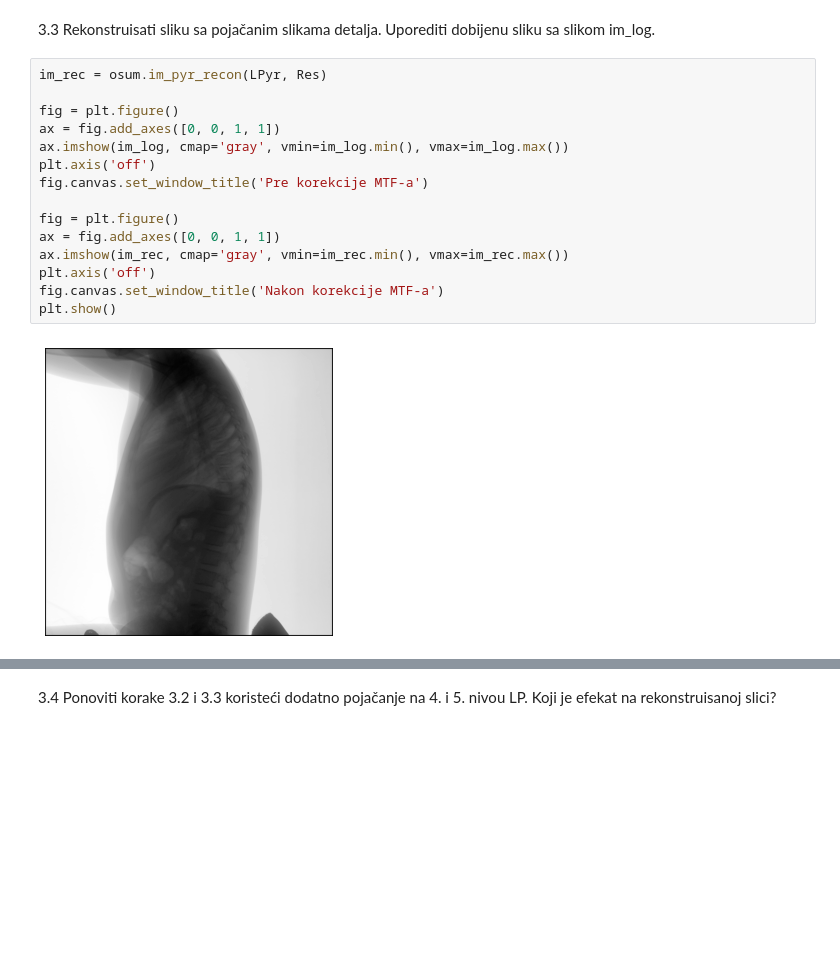
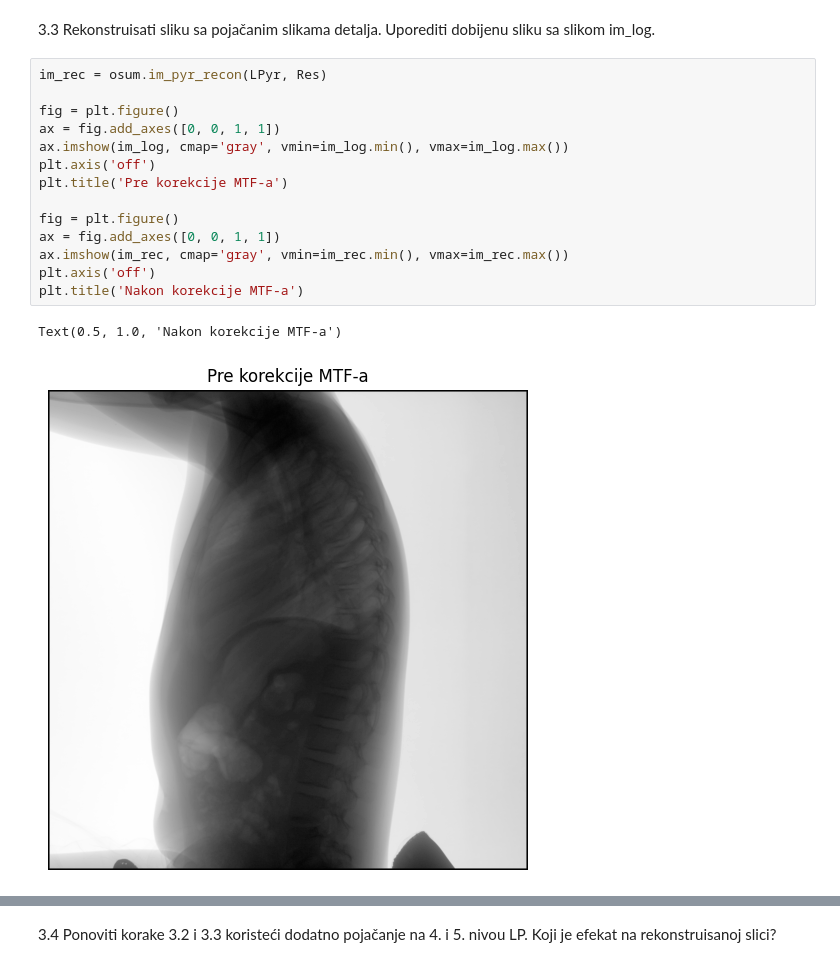
Before and after one commit to nebojsa-bozanic/BMI_OSuM, a Jupyter notebook: Vezba6: Obrada rendgenske slike: Multiveličinsko pojačavanje strukture u slikama/OSuM_vezba_6.ipynb, the cells around one changed output, grey strips where cells are left out. Cells and saved outputs as stored; diff of their text form; blank space fills up the shorter version.

```diff
--- a/Vezba6: Obrada rendgenske slike: Multiveličinsko pojačavanje strukture u slikama/OSuM_vezba_6.ipynb
+++ b/Vezba6: Obrada rendgenske slike: Multiveličinsko pojačavanje strukture u slikama/OSuM_vezba_6.ipynb
@@ -142,17 +149,17 @@ for i in range(0, len(LPyr)):
 # %%
 im_rec = osum.im_pyr_recon(LPyr, Res)
 
 fig = plt.figure()
 ax = fig.add_axes([0, 0, 1, 1])
 ax.imshow(im_log, cmap='gray', vmin=im_log.min(), vmax=im_log.max())
 plt.axis('off')
-fig.canvas.set_window_title('Pre korekcije MTF-a')
+plt.title('Pre korekcije MTF-a')
 
 fig = plt.figure()
 ax = fig.add_axes([0, 0, 1, 1])
 ax.imshow(im_rec, cmap='gray', vmin=im_rec.min(), vmax=im_rec.max())
 plt.axis('off')
-fig.canvas.set_window_title('Nakon korekcije MTF-a')
-plt.show()
+plt.title('Nakon korekcije MTF-a')
 # %% [output]
+Text(0.5, 1.0, 'Nakon korekcije MTF-a')
-[figure, old version]
+[figure, new version]
```
Also changed, not shown: parts of 8 cells of this notebook.
